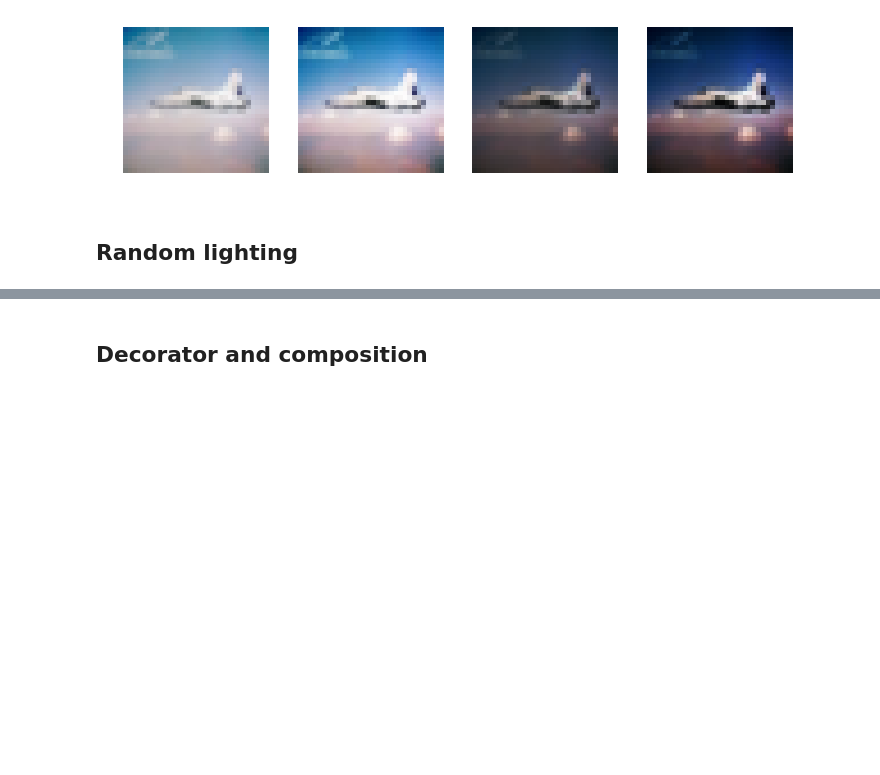
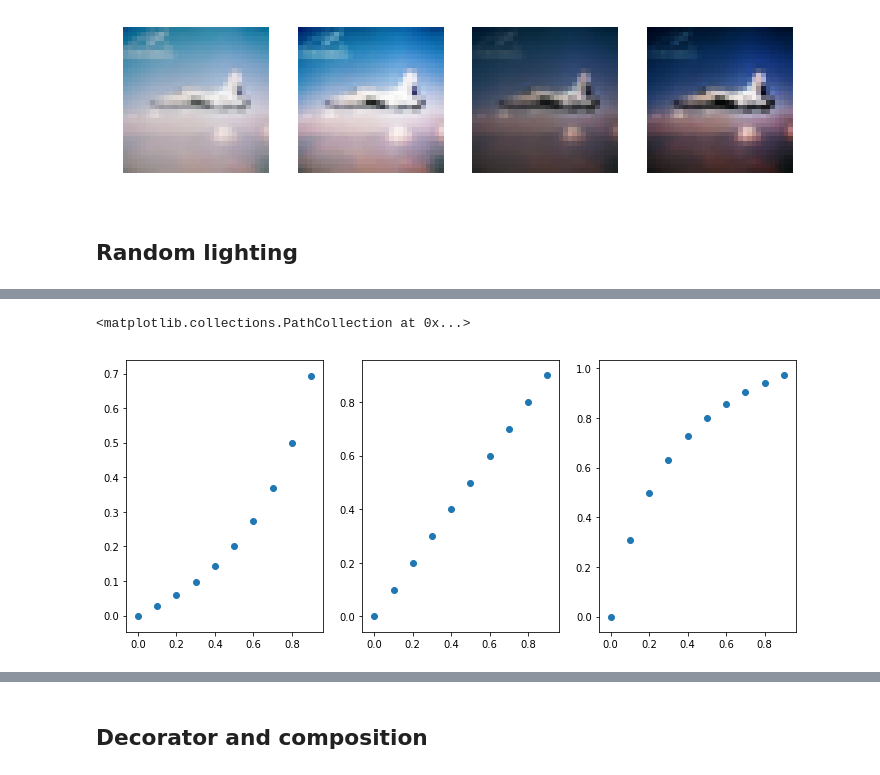
Before and after one commit to anhquan0412/fastai_v1, a Jupyter notebook: dev_nb/002_images.ipynb, the cells around one changed output, grey strips where cells are left out. Saved outputs shown, nothing was run; the diff lists cells and outputs as text; code cells hidden in the pictures; blank space fills up the shorter version.

Commit message:
add note for funtion decorator + randomize brightness and contrast tfm

```diff
--- a/dev_nb/002_images.ipynb
+++ b/dev_nb/002_images.ipynb
@@ -401,0 +402,22 @@ Next, we will make our previous transforms random since we are interested in aut
+# %%
+# brightness impact varies linearly with scale
+def logit(x):  return scipy.special.logit(x)
+def sigmoid(x): return 1 / (1+np.e**(-x))
+fig,axes = plt.subplots(1,3,figsize=(12,5))
+pixel=0.2
+brightness=[i/10 for i in range(10)]
+pixel_r = [sigmoid(logit(pixel) + logit(i)) for i in brightness]
+axes[0].scatter(brightness,pixel_r)
+
+pixel=0.5
+brightness=[i/10 for i in range(10)]
+pixel_r = [sigmoid(logit(pixel) + logit(i)) for i in brightness]
+axes[1].scatter(brightness,pixel_r)
+
+pixel=0.8
+brightness=[i/10 for i in range(10)]
+pixel_r = [sigmoid(logit(pixel) + logit(i)) for i in brightness]
+axes[2].scatter(brightness,pixel_r)
+# %% [output]
+<matplotlib.collections.PathCollection at 0x...>
+[figure, added]
```
Also changed, not shown: parts of 73 cells of this notebook, 1 other file.
